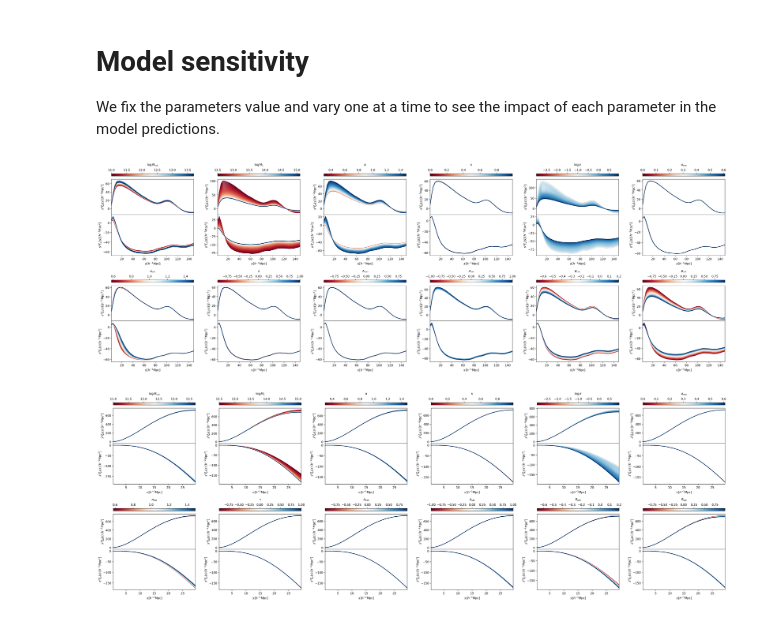
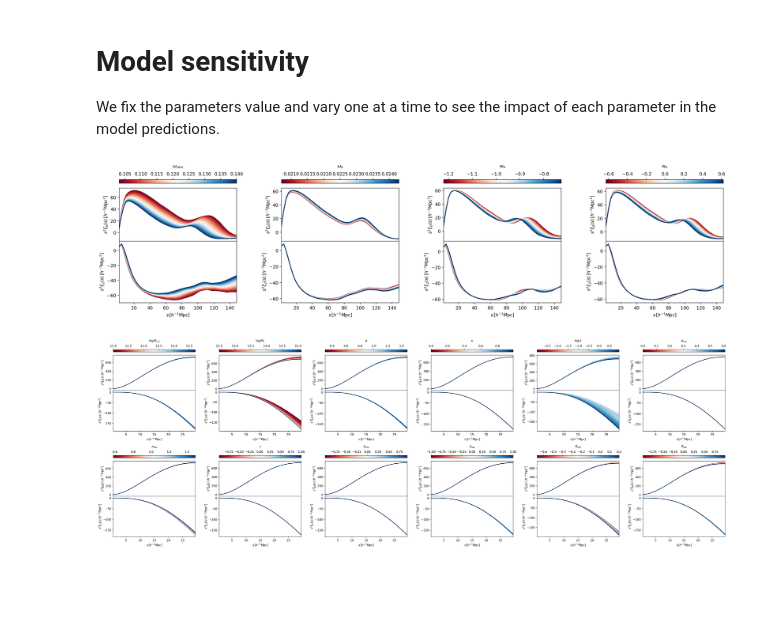
Before and after one commit to epaillas/acm, a Jupyter notebook: scripts/bgs/training/control_plots.ipynb, the cells around one changed output. Cells and saved outputs as stored; diff of their text form; code cells hidden in the pictures; blank space fills up the shorter version.

Commit message:
update control plots (measurements now check -21.35 running jobs)

```diff
--- a/scripts/bgs/training/control_plots.ipynb
+++ b/scripts/bgs/training/control_plots.ipynb
@@ -149,8 +150,8 @@ def plot_tpcf_sensitivity(
     """
     if labels is None:
         labels = {param: param for param in param_names}
-    ncols = int(np.ceil(len(param_names)/2))
-    nrows = 2
+    nrows = kwargs.pop('nrows', 2)
+    ncols = int(np.ceil(len(param_names)/nrows))
     fig = plt.figure(figsize=(5*ncols, 5*nrows))
     subfigs = fig.subfigures(nrows, ncols, wspace=0.07)
     cmap = cm.RdBu
@@ -230,8 +231,8 @@ def plot_ds_sensitivity(
     """
     if labels is None:
         labels = {param: param for param in param_names}
-    ncols = int(np.ceil(len(param_names)/2))
-    nrows = 2
+    nrows = kwargs.pop('nrows', 2)
+    ncols = int(np.ceil(len(param_names)/nrows))
     fig = plt.figure(figsize=(5*ncols, 5*nrows))
     subfigs = fig.subfigures(nrows, ncols, wspace=0.07)
     cmap = cm.RdBu
@@ -277,13 +278,13 @@ def plot_ds_sensitivity(
 # %%
 # TPCF
 obs = get_class_from_module('acm.observables.bgs', 'tpcf')(select_filters={'cosmo_idx':0, 'hod_idx':61})
 default_values = {k: v for k, v in zip(obs.x_names, obs.x.values)}
 priors, ranges, labels = get_priors(hod_class=Bouchard25)
 
 param_predictions, param_variations = get_model_sensitivity(obs, ranges)
-plot_tpcf_sensitivity(param_predictions, param_variations, obs, param_names=hod_params, labels=labels);
+plot_tpcf_sensitivity(param_predictions, param_variations, obs, param_names=['omega_cdm', 'omega_b', 'w0_fld', 'wa_fld'], labels=labels, nrows=1);
 # %% [output]
-[figure, old version]
+[figure, new version]
 # %%
 # DS_XIQQ
 obs = get_class_from_module('acm.observables.bgs', 'ds_xiqq')(select_filters={'cosmo_idx':0, 'hod_idx':61})
```
Also changed, not shown: parts of 1 cell of this notebook, 2 other files.
